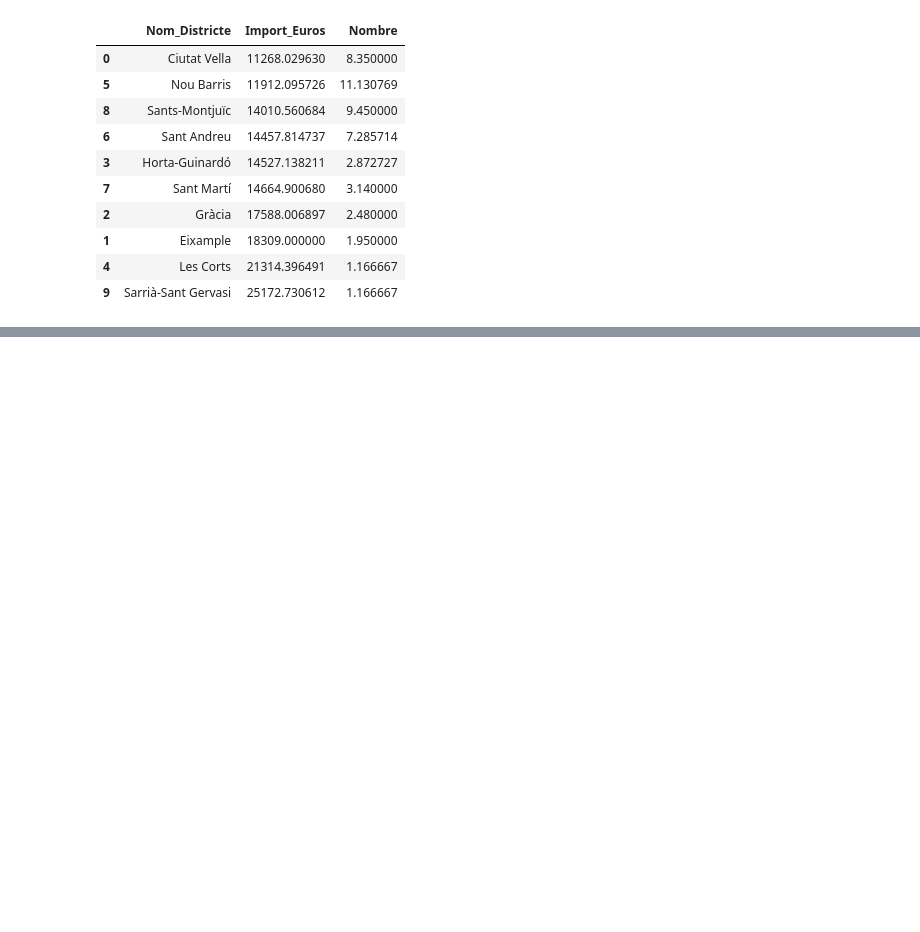
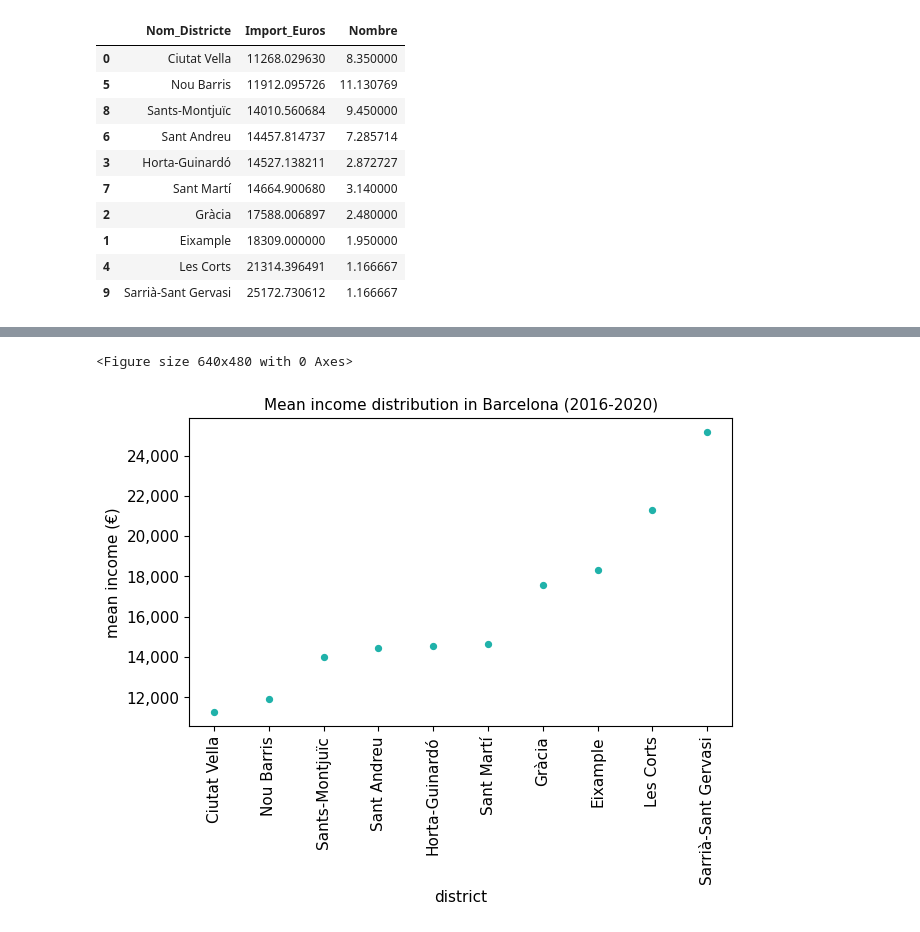
Before and after one commit to JuliaAT/AVDM-project, a Jupyter notebook: DataTreatment(Julia).ipynb, the cells around one changed output, grey strips where cells are left out. Saved outputs shown, nothing was run; the diff lists cells and outputs as text; code cells hidden in the pictures; blank space fills up the shorter version.

```diff
--- a/DataTreatment(Julia).ipynb
+++ b/DataTreatment(Julia).ipynb
@@ -150,0 +162,20 @@ plt.show()
+# %%
+plt.rc('font', size=11) #controls default text size
+plt.rc('axes', titlesize=11) #fontsize of the title
+plt.rc('axes', labelsize=11) #fontsize of the x and y labels
+plt.rc('xtick', labelsize=11) #fontsize of the x tick labels
+plt.rc('ytick', labelsize=11) #fontsize of the y tick labels
+plt.rc('legend', fontsize=11)
+plt.figure(3)
+plt.figure(figsize=(7, 4))
+plt.gca().get_yaxis().set_major_formatter(ticker.StrMethodFormatter("{x:,.0f}"))
+plt.scatter(b1519['Nom_Districte'],b1519['Import_Euros'],label='Age 15-19',color='lightseagreen',s=18)
+plt.xticks(rotation=90)
+plt.title("Mean income distribution in Barcelona (2016-2020)")
+plt.xlabel("district")
+plt.ylabel("mean income (€)")
+plt.savefig("wealthdistr.jpg",bbox_inches = 'tight')
+plt.show()
+# %% [output]
+<Figure size 640x480 with 0 Axes>
+[figure, added]
```
Also changed, not shown: parts of 4 cells of this notebook.
